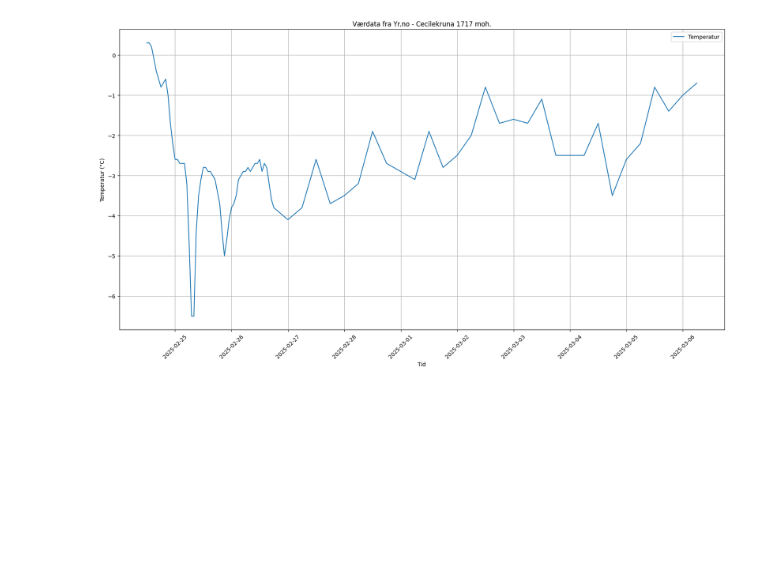
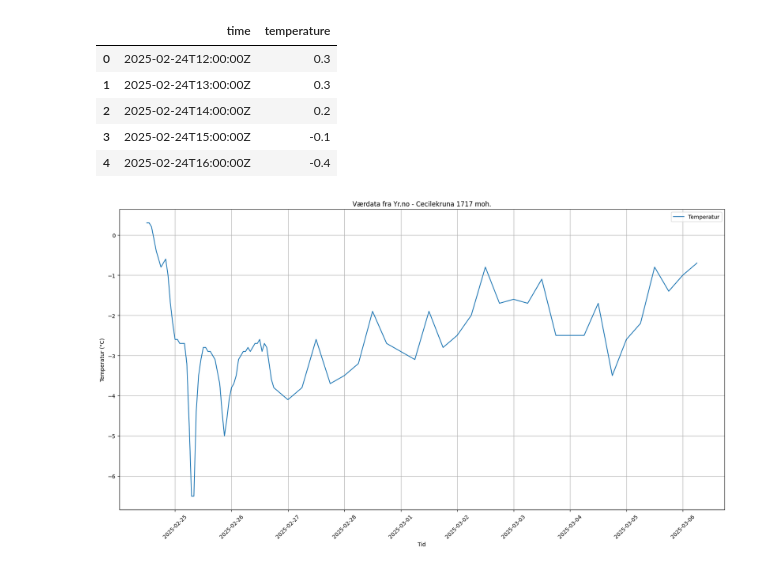
Before and after one commit to nhstorbe/Prosjekt-Anvendt-, a Jupyter notebook: Mappe 1/databehandling.ipynb, the cells around one changed output. Saved outputs shown, nothing was run; the diff lists cells and outputs as text; code cells hidden in the pictures; blank space fills up the shorter version.

```diff
--- a/Mappe 1/databehandling.ipynb
+++ b/Mappe 1/databehandling.ipynb
@@ -16,5 +16,5 @@ weather_list = [
 ]
 
 df = pd.DataFrame(weather_list)
-print(df.head())
+df.head()
 # %% [output]
@@ -27,3 +21,9 @@ print(df.head())
+|  | time | temperature |
+| 0 | 2025-02-24T12:00:00Z | 0.3 |
+| 1 | 2025-02-24T13:00:00Z | 0.3 |
+| 2 | 2025-02-24T14:00:00Z | 0.2 |
+| 3 | 2025-02-24T15:00:00Z | -0.1 |
+| 4 | 2025-02-24T16:00:00Z | -0.4 |
 # %%
 plt.figure(figsize=(20,10))
 
```
Also changed, not shown: parts of 4 cells of this notebook.
